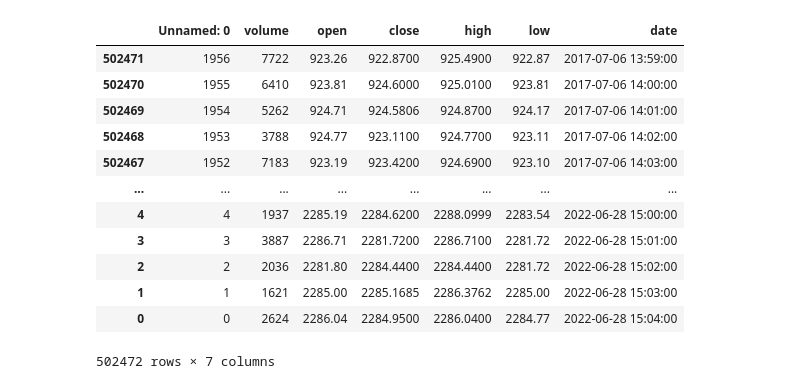
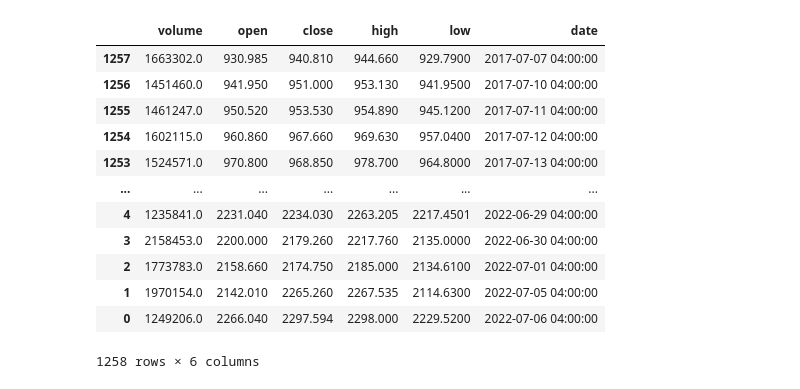
Before and after one commit to hungiee/Summer-Research, a Jupyter notebook: Google.ipynb, the cells around one changed output. Saved outputs shown, nothing was run; the diff lists cells and outputs as text; code cells hidden in the pictures.

```diff
--- a/Google.ipynb
+++ b/Google.ipynb
@@ -8,18 +14,19 @@ import tensorflow as tf
 # %%
-df = pd.read_csv("GOOGL.csv")
+df = pd.read_csv("GOOGL_day.csv")
 df = df.iloc[::-1]
+del df['Unnamed: 0']
 df
 # %% [output]
-|  | Unnamed: 0 | volume | open | close | high | low | date |
-| 502471 | 1956 | 7722 | 923.26 | 922.8700 | 925.4900 | 922.87 | 2017-07-06 13:59:00 |
-| 502470 | 1955 | 6410 | 923.81 | 924.6000 | 925.0100 | 923.81 | 2017-07-06 14:00:00 |
-| 502469 | 1954 | 5262 | 924.71 | 924.5806 | 924.8700 | 924.17 | 2017-07-06 14:01:00 |
-| 502468 | 1953 | 3788 | 924.77 | 923.1100 | 924.7700 | 923.11 | 2017-07-06 14:02:00 |
-| 502467 | 1952 | 7183 | 923.19 | 923.4200 | 924.6900 | 923.10 | 2017-07-06 14:03:00 |
-| ... | ... | ... | ... | ... | ... | ... | ... |
-| 4 | 4 | 1937 | 2285.19 | 2284.6200 | 2288.0999 | 2283.54 | 2022-06-28 15:00:00 |
-| 3 | 3 | 3887 | 2286.71 | 2281.7200 | 2286.7100 | 2281.72 | 2022-06-28 15:01:00 |
-| 2 | 2 | 2036 | 2281.80 | 2284.4400 | 2284.4400 | 2281.72 | 2022-06-28 15:02:00 |
-| 1 | 1 | 1621 | 2285.00 | 2285.1685 | 2286.3762 | 2285.00 | 2022-06-28 15:03:00 |
-| 0 | 0 | 2624 | 2286.04 | 2284.9500 | 2286.0400 | 2284.77 | 2022-06-28 15:04:00 |
+|  | volume | open | close | high | low | date |
+| 1257 | 1663302.0 | 930.985 | 940.810 | 944.660 | 929.7900 | 2017-07-07 04:00:00 |
+| 1256 | 1451460.0 | 941.950 | 951.000 | 953.130 | 941.9500 | 2017-07-10 04:00:00 |
+| 1255 | 1461247.0 | 950.520 | 953.530 | 954.890 | 945.1200 | 2017-07-11 04:00:00 |
+| 1254 | 1602115.0 | 960.860 | 967.660 | 969.630 | 957.0400 | 2017-07-12 04:00:00 |
+| 1253 | 1524571.0 | 970.800 | 968.850 | 978.700 | 964.8000 | 2017-07-13 04:00:00 |
+| ... | ... | ... | ... | ... | ... | ... |
+| 4 | 1235841.0 | 2231.040 | 2234.030 | 2263.205 | 2217.4501 | 2022-06-29 04:00:00 |
+| 3 | 2158453.0 | 2200.000 | 2179.260 | 2217.760 | 2135.0000 | 2022-06-30 04:00:00 |
+| 2 | 1773783.0 | 2158.660 | 2174.750 | 2185.000 | 2134.6100 | 2022-07-01 04:00:00 |
+| 1 | 1970154.0 | 2142.010 | 2265.260 | 2267.535 | 2114.6300 | 2022-07-05 04:00:00 |
+| 0 | 1249206.0 | 2266.040 | 2297.594 | 2298.000 | 2229.5200 | 2022-07-06 04:00:00 |
-502472 rows × 7 columns
+1258 rows × 6 columns
```
Also changed, not shown: parts of 10 cells of this notebook, 6 other files.
